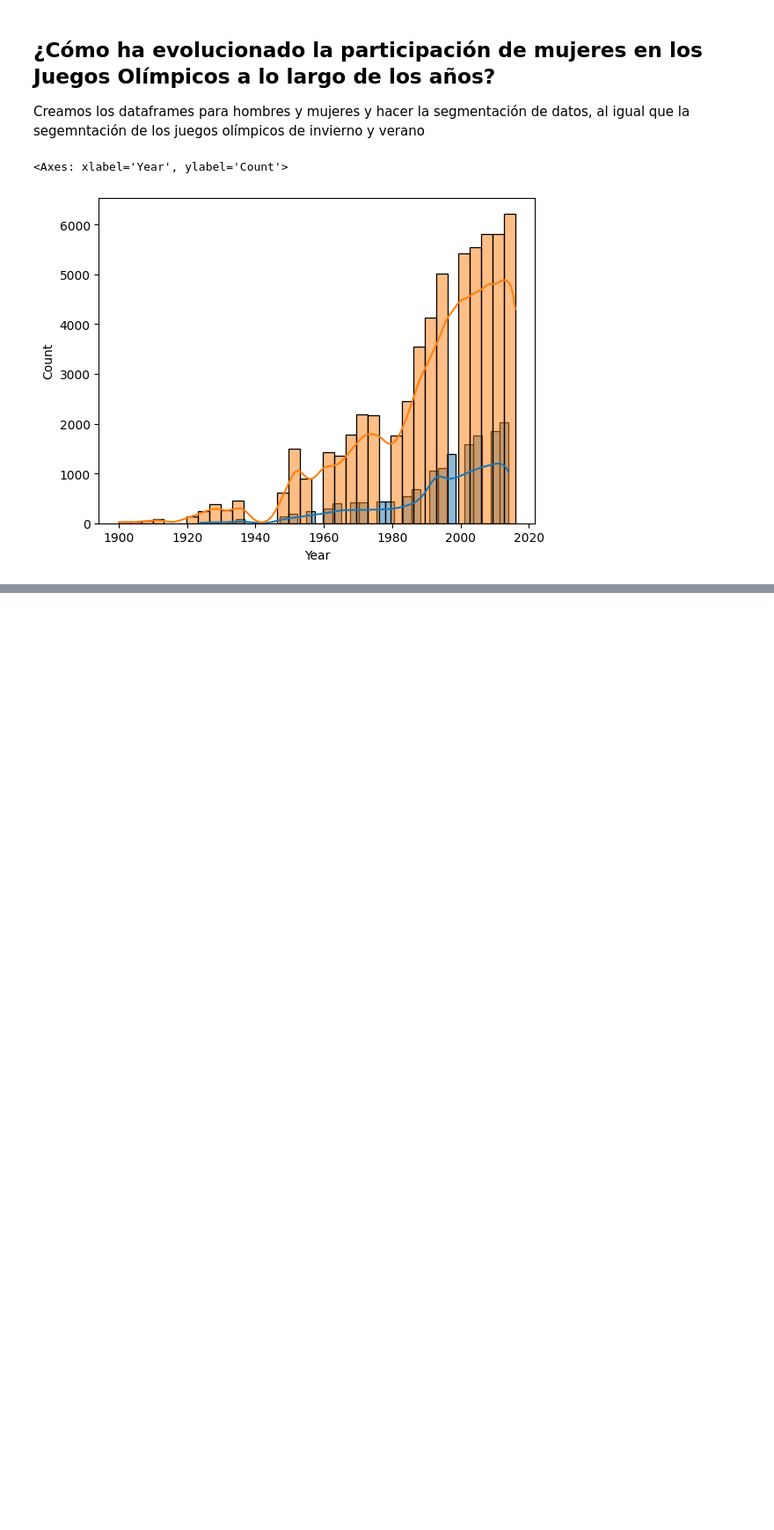
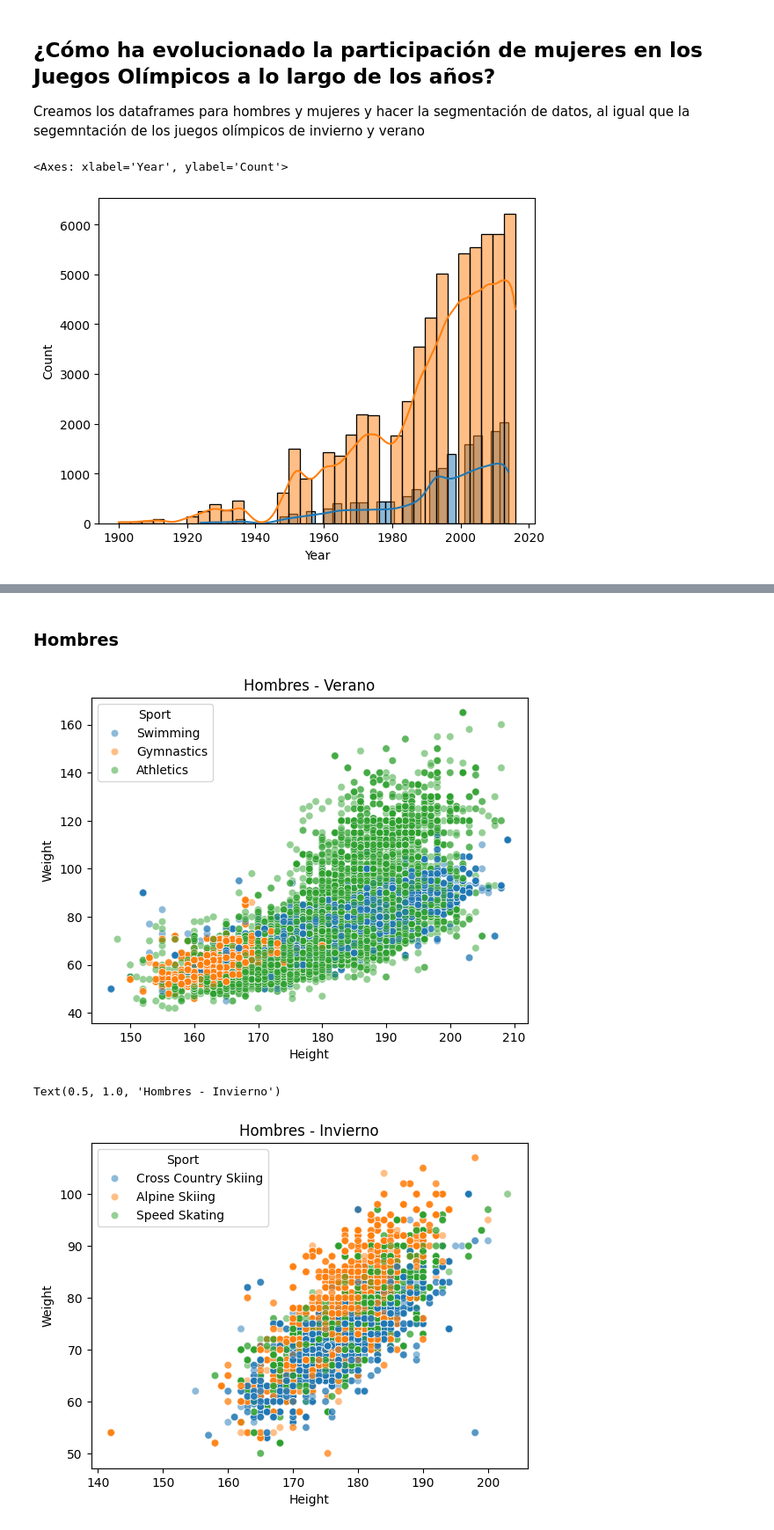
Before and after one commit to ju4n-avendanoa/Data_Olympics, a Jupyter notebook: main.ipynb, the cells around one changed output, grey strips where cells are left out. Shown at 88% size. Cells and saved outputs as stored; diff of their text form; code cells hidden in the pictures; blank space fills up the shorter version.

```diff
--- a/main.ipynb
+++ b/main.ipynb
@@ -415,0 +417,20 @@ ValueError: cannot reindex on an axis with duplicate labels
+# %% [markdown]
+### Hombres
+# %%
+
+male_summer_sports = males_summer.Sport.value_counts().head(3).index.to_list()
+male_winter_sports = males_winter.Sport.value_counts().head(3).index.to_list()
+
+male_summer_top_3_sports_dataframe = males_summer[males_summer.Sport.isin(female_summer_sports)]
+male_winter_top_3_sports_dataframe = males_winter[males_winter.Sport.isin(female_winter_sports)]
+
+# Crear la visualización
+sns.scatterplot(data=male_summer_top_3_sports_dataframe, x='Height', y='Weight', hue='Sport', alpha=0.5)
+plt.title('Hombres - Verano')
+plt.show()
+sns.scatterplot(data=male_winter_top_3_sports_dataframe, x='Height', y='Weight', hue='Sport', alpha=0.5)
+plt.title('Hombres - Invierno')
+# %% [output]
+[figure, added]
+Text(0.5, 1.0, 'Hombres - Invierno')
+[figure, added]
```
Also changed, not shown: parts of 4 cells of this notebook.
